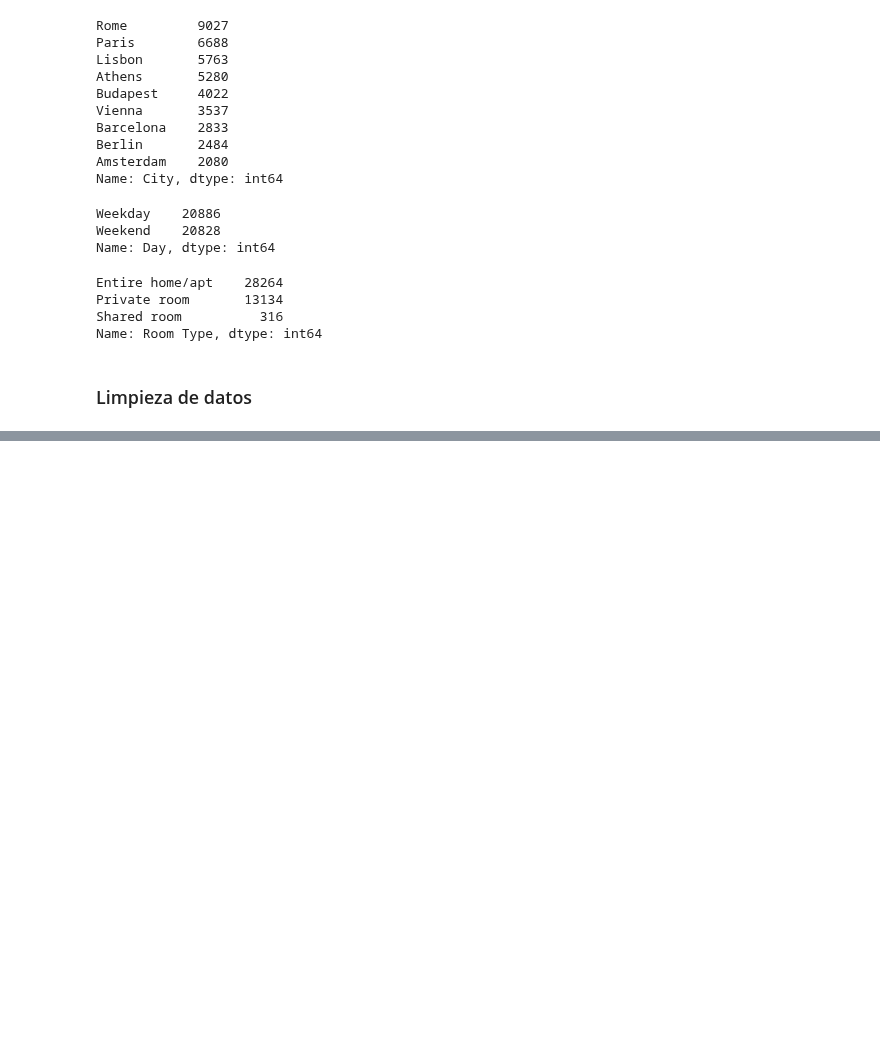
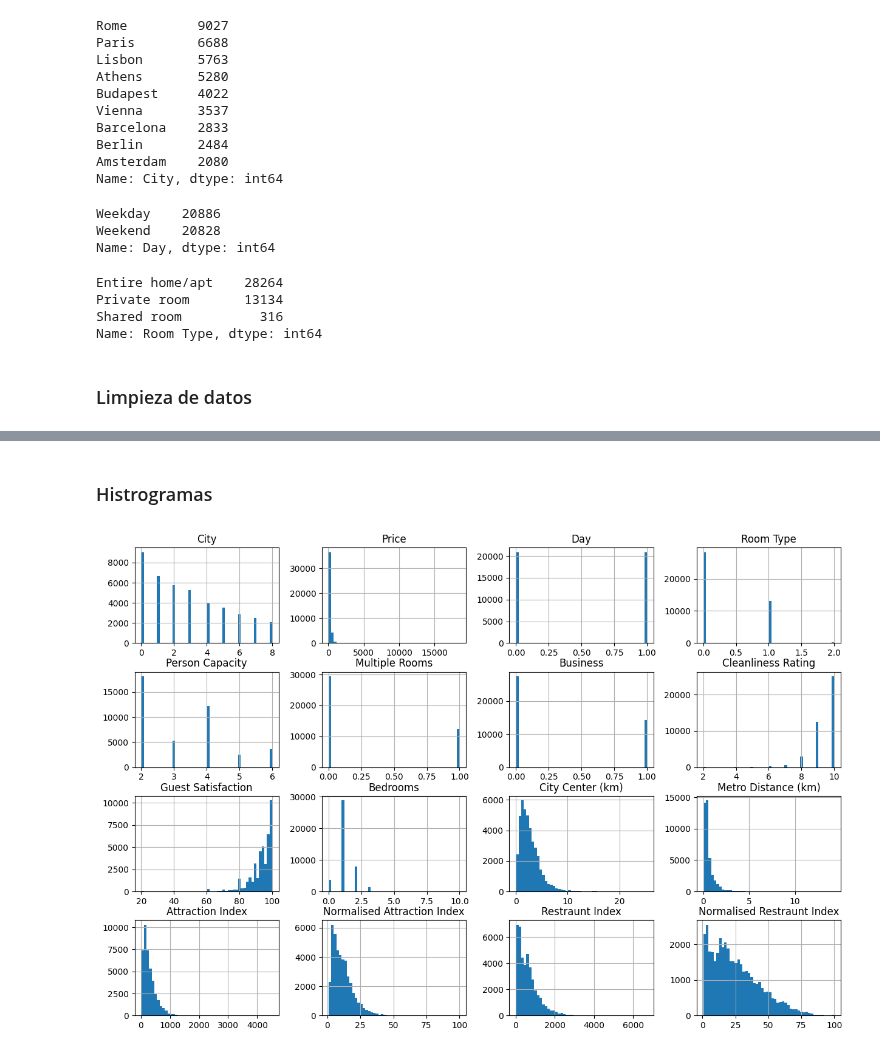
Before and after one commit to pythonpanama/pylearn-data-101, a Jupyter notebook: notebooks/AirBnB Europa.ipynb, the cells around one changed output, grey strips where cells are left out. Saved outputs shown, nothing was run; the diff lists cells and outputs as text; code cells hidden in the pictures; blank space fills up the shorter version.

```diff
--- a/notebooks/AirBnB Europa.ipynb
+++ b/notebooks/AirBnB Europa.ipynb
@@ -158,0 +159,7 @@ plt.scatter(df['City'], df['Price'])
+# %% [markdown]
+### Histrogramas
+# %%
+df.hist(bins=50, figsize=(15, 10))
+plt.show()
+# %% [output]
+[figure, added]
```
Also changed, not shown: parts of 6 cells of this notebook.
